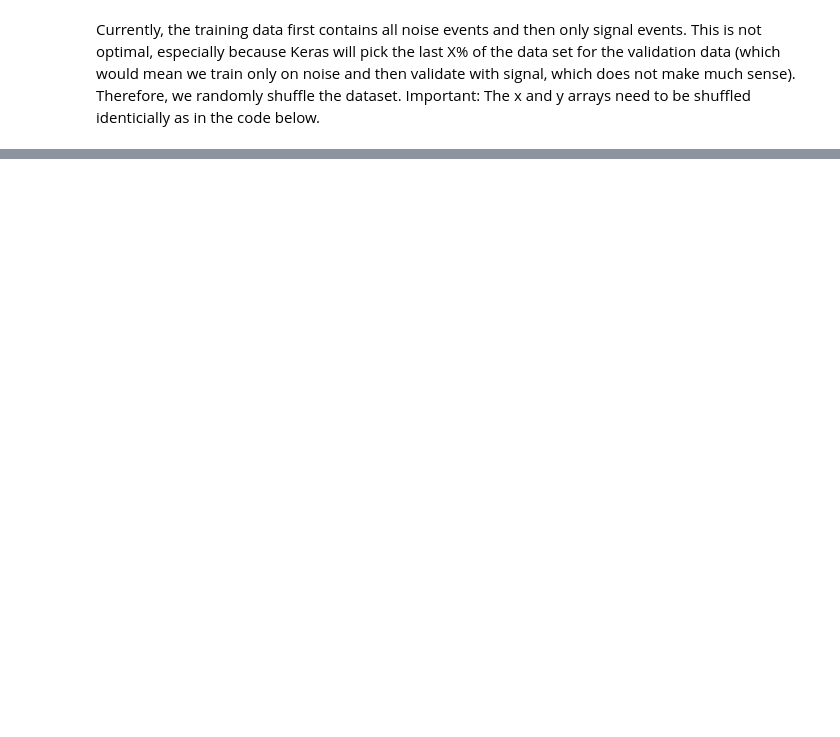
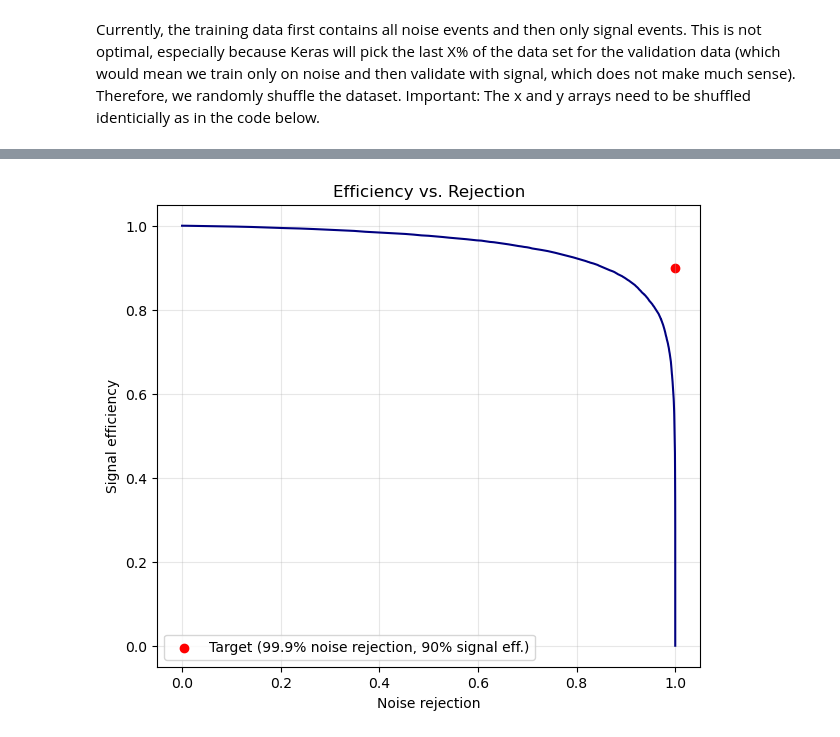
Before and after one commit to adrian-sica/ADL2025_exercises, a Jupyter notebook: Exercise10/Exercise_10_real_time_noise_rejection.ipynb, the cells around one changed output, grey strips where cells are left out. Drawn from its saved outputs; the diff is of its cells as text; code cells hidden in the pictures; blank space fills up the shorter version.

```diff
--- a/Exercise10/Exercise_10_real_time_noise_rejection.ipynb
+++ b/Exercise10/Exercise_10_real_time_noise_rejection.ipynb
@@ -98,0 +155,14 @@ for trace in x[smask][:5]:
+# %%
+model = Sequential(
+    [
+        keras.layers.Input(shape=(t_len, 1)),
+        Conv1D(8, 5, padding='same', activation='relu'),
+        MaxPooling1D(2),
+        Conv1D(16, 5, padding='same', activation='relu'),
+        GlobalAveragePooling1D(),
+        Dense(1, activation='sigmoid')
+    ],
+    name="cnn",
+)
+
+print(model.summary())
@@ -98,0 +227,3 @@ for trace in x[smask][:5]:
+# %%
+# Predict probabilities on validation set
+y_val_pred = model.predict(x_val, batch_size=1024).ravel()
@@ -98,0 +232,33 @@ for trace in x[smask][:5]:
+# %%
+def sweep_thresholds(y_true, y_score, n_steps=1001):
+    thresholds = np.linspace(0, 1, n_steps)
+    # masks
+    smask = y_true == 1
+    nmask = y_true == 0
+    s_total = max(1, smask.sum())
+    n_total = max(1, nmask.sum())
+    eff = []  # signal efficiency (True positive response)
+    rej = []  # noise rejection (True negative response)
+    for t in thresholds:
+        y_pred = (y_score >= t).astype(int)
+        tp = ((y_pred==1) & smask).sum()
+        tn = ((y_pred==0) & nmask).sum()
+        eff.append(tp / s_total)
+        rej.append(tn / n_total)
+    return thresholds, np.array(eff), np.array(rej)
+
+threshold, seff, nrej = sweep_thresholds(y_val, y_val_pred)
+
+
+# Plot signal efficiency vs noise rejection
+plt.figure(figsize=(7,6))
+plt.plot(nrej, seff, color='navy')
+plt.scatter([0.999], [0.90], color='red', label='Target (99.9% noise rejection, 90% signal eff.)')
+plt.xlabel('Noise rejection') # True negative response
+plt.ylabel('Signal efficiency') # True positive response
+plt.title('Efficiency vs. Rejection')
+plt.grid(True, alpha=0.3)
+plt.legend()
+plt.show()
+# %% [output]
+[figure, added]
```
Also changed, not shown: parts of 19 cells of this notebook.
